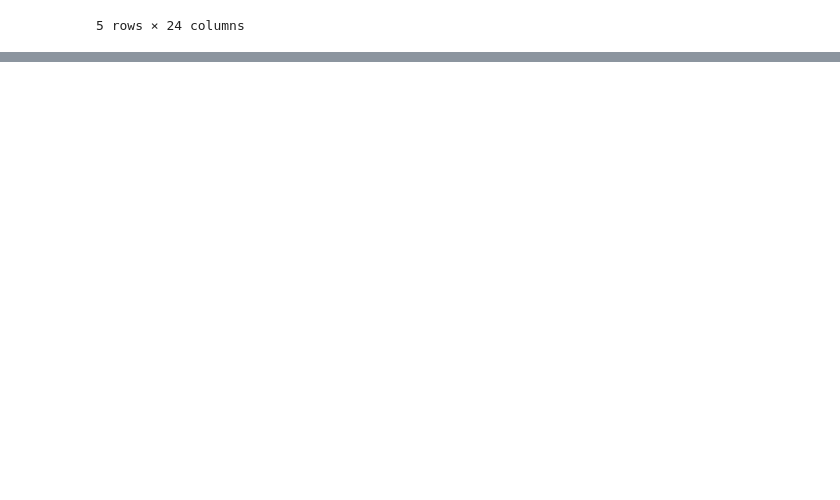
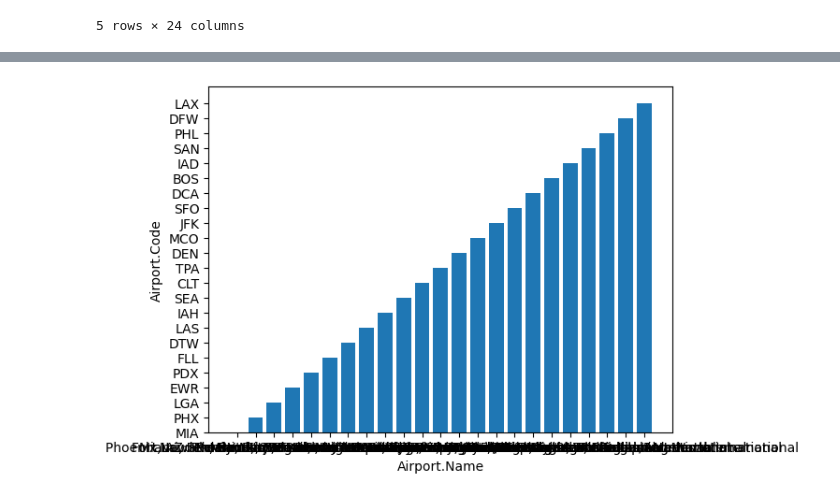
Before and after one commit to Mahdi-Miri/pandas, a Jupyter notebook: pandas.ipynb, the cells around one changed output, grey strips where cells are left out. Cells and saved outputs as stored; diff of their text form; code cells hidden in the pictures; blank space fills up the shorter version.

Commit message:
visualize data

```diff
--- a/pandas.ipynb
+++ b/pandas.ipynb
@@ -224,0 +237,11 @@ data.sample(5)
+# %%
+df3 = data.sample(50)
+# %%
+df1 = df3['Airport.Name']
+df2 = df3['Airport.Code']
+plt.bar(df1,df2)
+plt.ylabel('Airport.Code')
+plt.xlabel('Airport.Name')
+plt.show()
+# %% [output]
+[figure, added]
```
Also changed, not shown: parts of 3 cells of this notebook.
